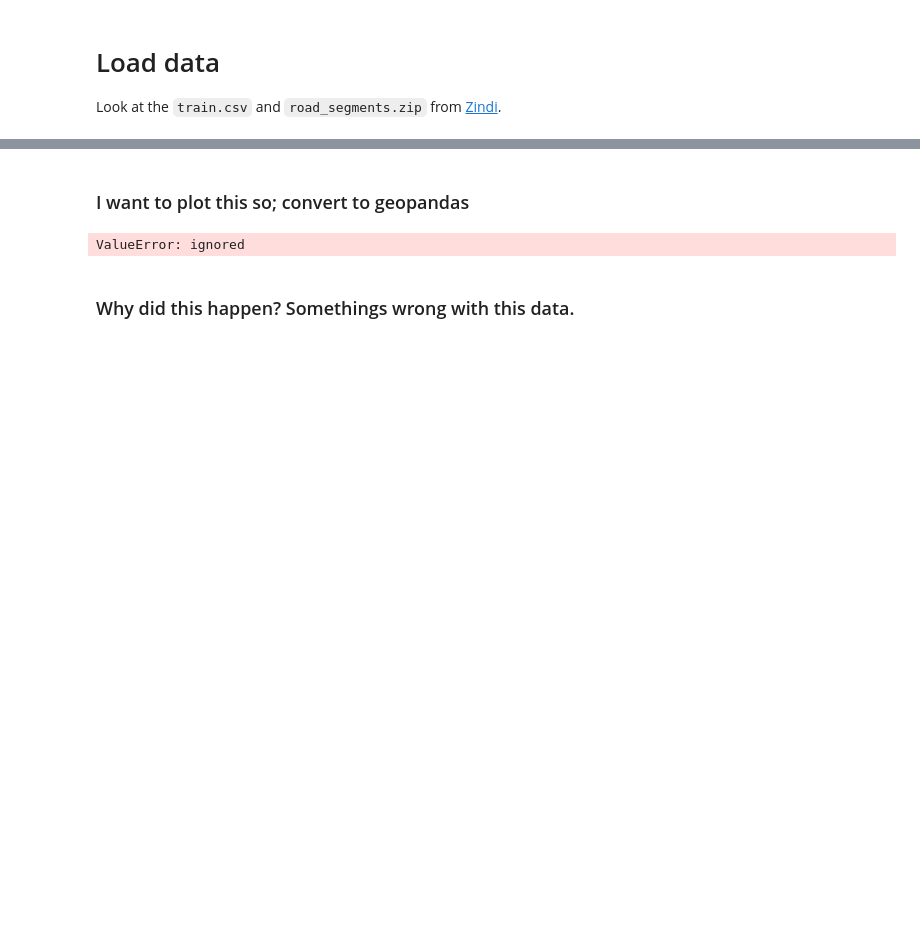
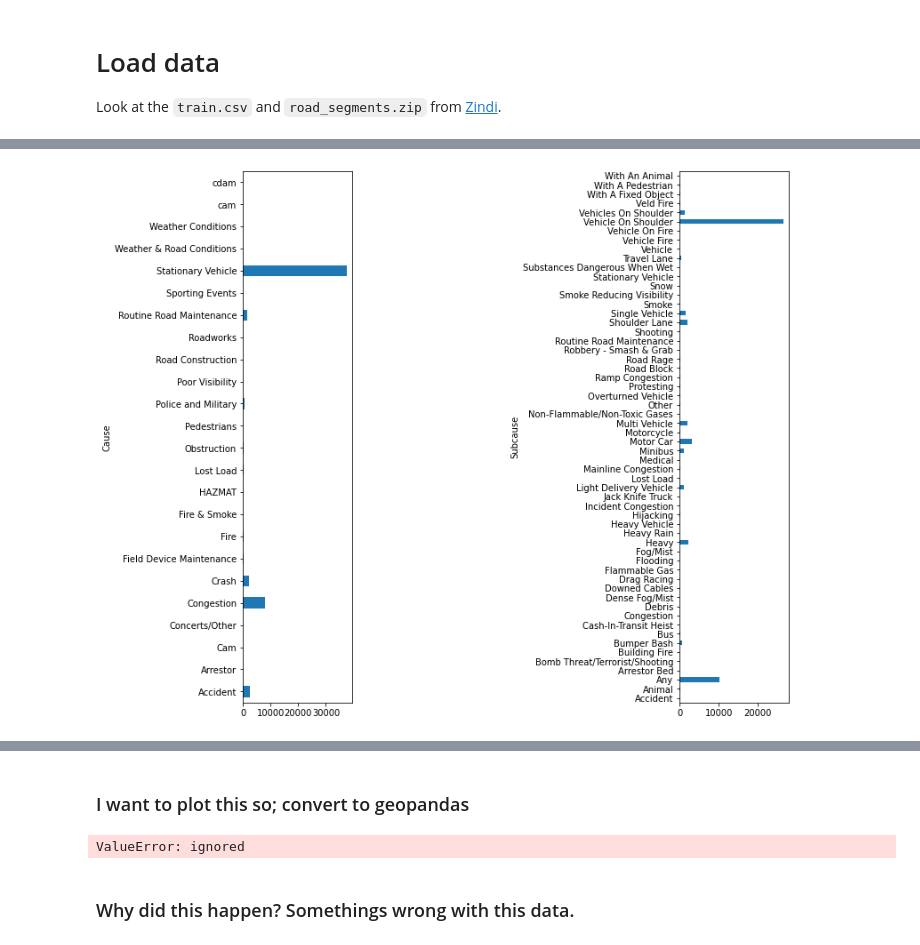
Before and after one commit to AdrianKriger/Zindi_SANRAL, a Jupyter notebook: 01_SimpleXGBClassifier.ipynb, the cells around one changed output, grey strips where cells are left out. Cells and saved outputs as stored; diff of their text form; code cells hidden in the pictures; blank space fills up the shorter version.

Commit message:
added plots

```diff
--- a/01_SimpleXGBClassifier.ipynb
+++ b/01_SimpleXGBClassifier.ipynb
@@ -54,0 +92,15 @@ data.head()
+# %%
+# plot some metrics
+fig, (ax1, ax2) = plt.subplots(nrows=1, ncols=2, figsize=(11,11))
+
+cause = data.groupby('Cause').size()
+ax1 = cause.plot(ax=ax1, kind = 'barh')
+
+Subcause = data.groupby('Subcause').size()
+ax2 = Subcause.plot(ax=ax2, kind = 'barh')
+
+fig.subplots_adjust(hspace=.5, wspace=3)
+
+plt.show()
+# %% [output]
+[figure, added]
```
Also changed, not shown: parts of 6 cells of this notebook.
